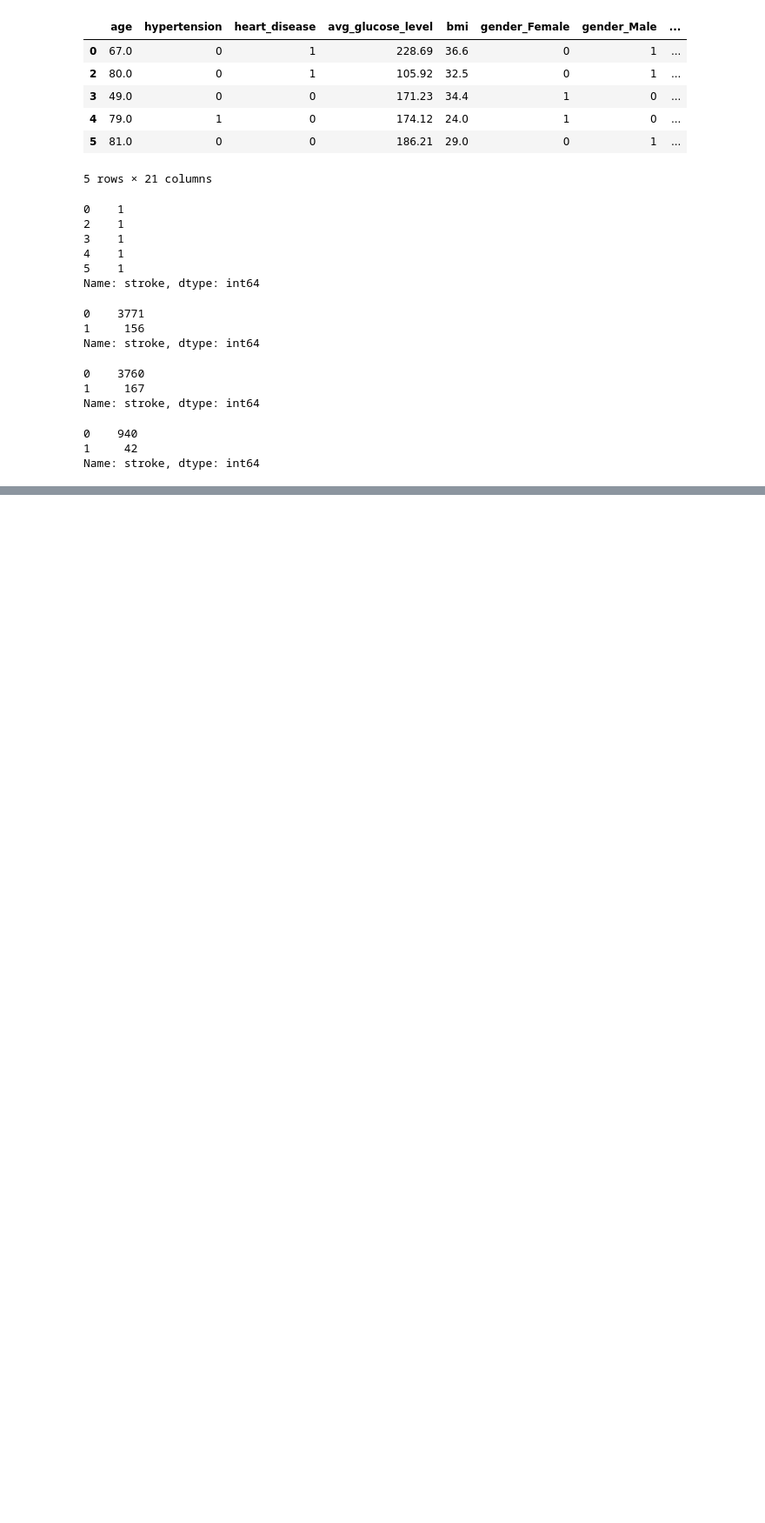
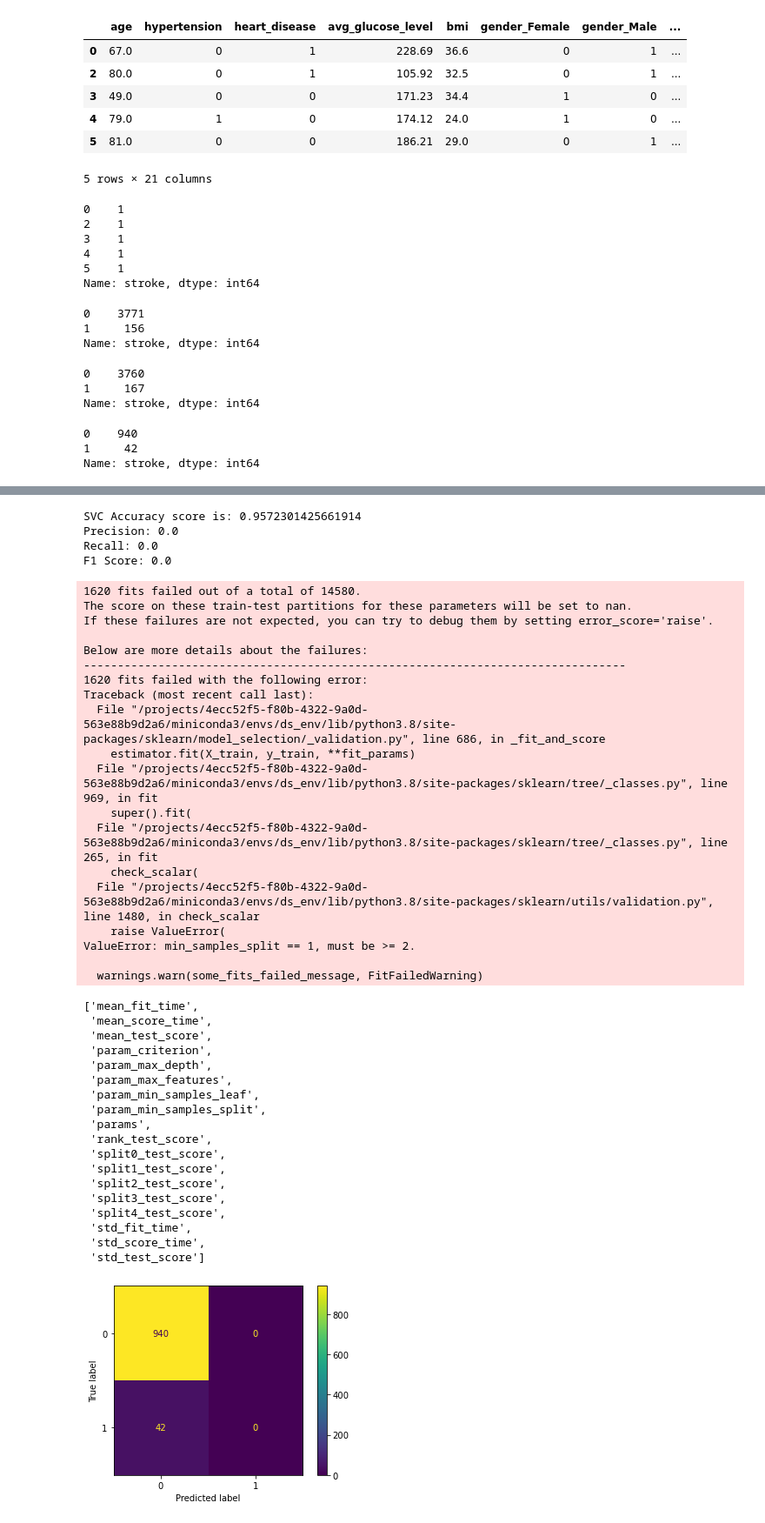
Before and after one commit to AnthonyCampbell208/SC22-BatchA-Frenzied-Physcists, a Jupyter notebook: final project/model_training_cb.ipynb, the cells around one changed output, grey strips where cells are left out. Shown: that part at 87% size. Drawn from its saved outputs; the diff is of its cells as text; code cells hidden in the pictures; blank space fills up the shorter version.

```diff
--- a/final project/model_training_cb.ipynb
+++ b/final project/model_training_cb.ipynb
@@ -269,26 +316,73 @@ disp.plot()
 # %%
 # Support Vector Classifier
 svc = SVC(random_state = 777)
 svc.fit(X_train, y_train)
 svc_pred = svc.predict(X_test)
 acc_svc = svc.score(X_test, y_test)
 print("SVC Accuracy score is:", acc_svc)
 print("Precision:", metrics.precision_score(y_test, svc_pred))
 print("Recall:", metrics.recall_score(y_test, svc_pred))
 print("F1 Score:", metrics.f1_score(y_test, svc_pred))
 cm = confusion_matrix(y_test, svc_pred, labels=tree_clf.classes_)
 disp = ConfusionMatrixDisplay(confusion_matrix=cm, display_labels=clf.classes_)
 disp.plot()
+
+from sklearn.model_selection import GridSearchCV
 from sklearn import svm, datasets
-from sklearn.model_selection import GridSearchCV
-iris = stroke_df()
-parameters = {'kernel':('linear', 'rbf'), 'C':[1, 10]}
-svc = svm.SVC()
-clf = GridSearchCV(svc, parameters)
-clf.fit(iris.data, iris.target)
+parameters = {'criterion' :['gini', 'entropy'],
+              'max_features' :['sqrt', 'log2'],
+              'max_depth' :range(1,10),
+              'min_samples_split' :range(1,10),
+              'min_samples_leaf' :range(1,10)}
+clf = GridSearchCV(tree_clf, parameters)
+clf.fit(X_train, y_train)
+
 
 
 sorted(clf.cv_results_.keys())
+# %% [output]
+SVC Accuracy score is: 0.9572301425661914
+Precision: 0.0
+Recall: 0.0
+F1 Score: 0.0
+1620 fits failed out of a total of 14580.
+The score on these train-test partitions for these parameters will be set to nan.
+If these failures are not expected, you can try to debug them by setting error_score='raise'.
+
+Below are more details about the failures:
+--------------------------------------------------------------------------------
+1620 fits failed with the following error:
+Traceback (most recent call last):
+  File "/projects/4ecc52f5-f80b-4322-9a0d-563e88b9d2a6/miniconda3/envs/ds_env/lib/python3.8/site-packages/sklearn/model_selection/_validation.py", line 686, in _fit_and_score
+    estimator.fit(X_train, y_train, **fit_params)
+  File "/projects/4ecc52f5-f80b-4322-9a0d-563e88b9d2a6/miniconda3/envs/ds_env/lib/python3.8/site-packages/sklearn/tree/_classes.py", line 969, in fit
+    super().fit(
+  File "/projects/4ecc52f5-f80b-4322-9a0d-563e88b9d2a6/miniconda3/envs/ds_env/lib/python3.8/site-packages/sklearn/tree/_classes.py", line 265, in fit
+    check_scalar(
+  File "/projects/4ecc52f5-f80b-4322-9a0d-563e88b9d2a6/miniconda3/envs/ds_env/lib/python3.8/site-packages/sklearn/utils/validation.py", line 1480, in check_scalar
+    raise ValueError(
+ValueError: min_samples_split == 1, must be >= 2.
+
+  warnings.warn(some_fits_failed_message, FitFailedWarning)
+['mean_fit_time',
+ 'mean_score_time',
+ 'mean_test_score',
+ 'param_criterion',
+ 'param_max_depth',
+ 'param_max_features',
+ 'param_min_samples_leaf',
+ 'param_min_samples_split',
+ 'params',
+ 'rank_test_score',
+ 'split0_test_score',
+ 'split1_test_score',
+ 'split2_test_score',
+ 'split3_test_score',
+ 'split4_test_score',
+ 'std_fit_time',
+ 'std_score_time',
+ 'std_test_score']
+[figure, added]
 # %%
 logreg = LogisticRegression(class_weight="balanced")
 logreg.fit(X_train,y_train)
```
Also changed, not shown: parts of 5 cells of this notebook, 20 other files.
